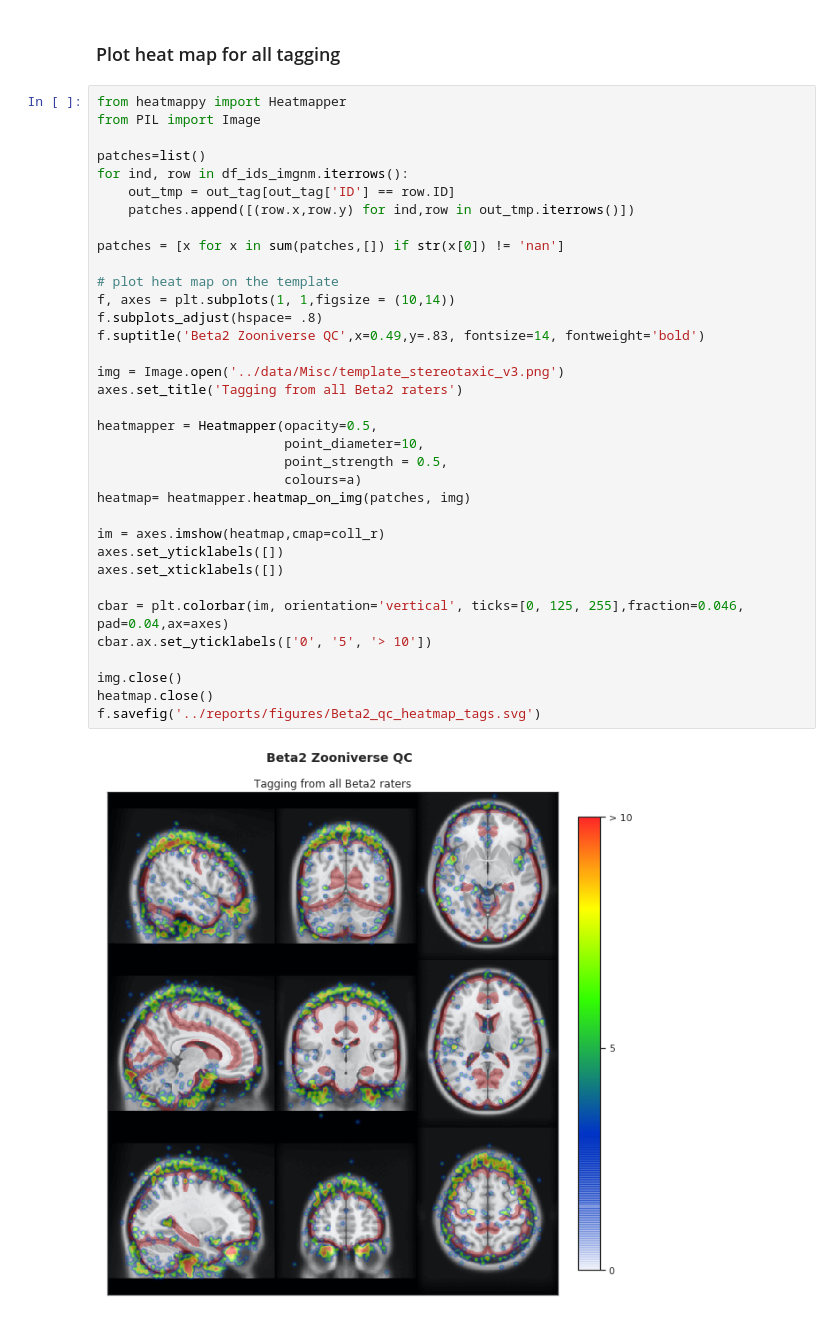
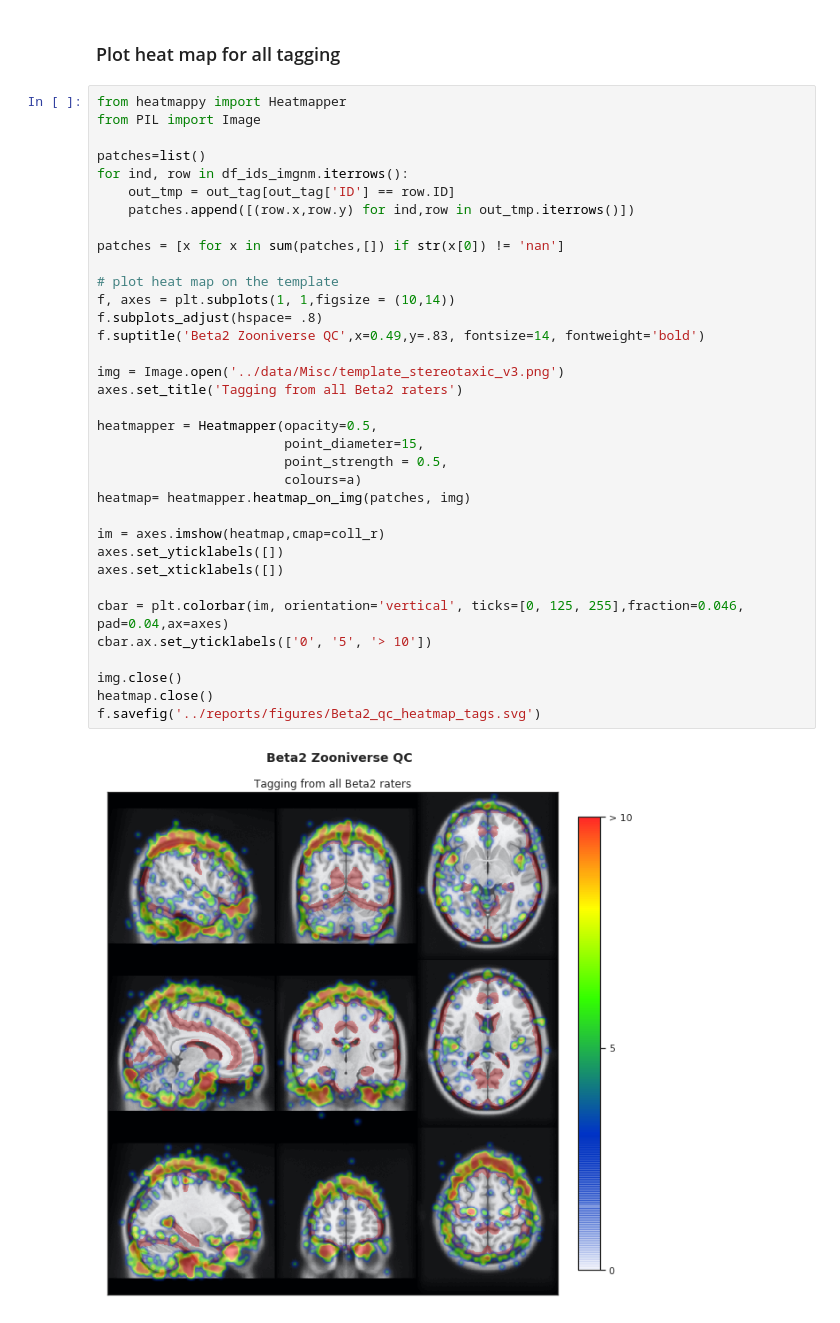
Before and after one commit to SIMEXP/brain_match, a Jupyter notebook: notebooks/Beta2_zooniverse_QC_results.ipynb, the cells around one changed output. Saved outputs shown, nothing was run; the diff lists cells and outputs as text.

Commit message:
results figures generation all completed

```diff
--- a/notebooks/Beta2_zooniverse_QC_results.ipynb
+++ b/notebooks/Beta2_zooniverse_QC_results.ipynb
@@ -556,32 +548,32 @@ patches=list()
 for ind, row in df_ids_imgnm.iterrows():
     out_tmp = out_tag[out_tag['ID'] == row.ID]
     patches.append([(row.x,row.y) for ind,row in out_tmp.iterrows()])
 
 patches = [x for x in sum(patches,[]) if str(x[0]) != 'nan']
 
 # plot heat map on the template
 f, axes = plt.subplots(1, 1,figsize = (10,14))
 f.subplots_adjust(hspace= .8)
 f.suptitle('Beta2 Zooniverse QC',x=0.49,y=.83, fontsize=14, fontweight='bold')
 
 img = Image.open('../data/Misc/template_stereotaxic_v3.png')
 axes.set_title('Tagging from all Beta2 raters')
 
 heatmapper = Heatmapper(opacity=0.5,
-                        point_diameter=10,
+                        point_diameter=15,
                         point_strength = 0.5,
                         colours=a)
 heatmap= heatmapper.heatmap_on_img(patches, img)
 
 im = axes.imshow(heatmap,cmap=coll_r)
 axes.set_yticklabels([])
 axes.set_xticklabels([])
 
 cbar = plt.colorbar(im, orientation='vertical', ticks=[0, 125, 255],fraction=0.046, pad=0.04,ax=axes)
 cbar.ax.set_yticklabels(['0', '5', '> 10'])
 
 img.close()
 heatmap.close()
 f.savefig('../reports/figures/Beta2_qc_heatmap_tags.svg')
 # %% [output]
-[figure, old version]
+[figure, new version]
```
Also changed, not shown: parts of 9 cells of this notebook, 29 other files.
